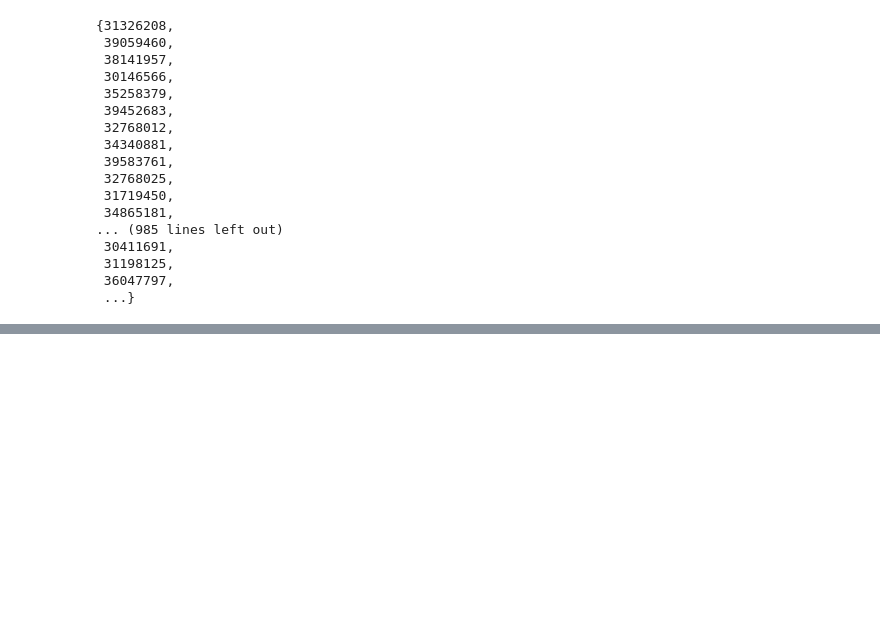
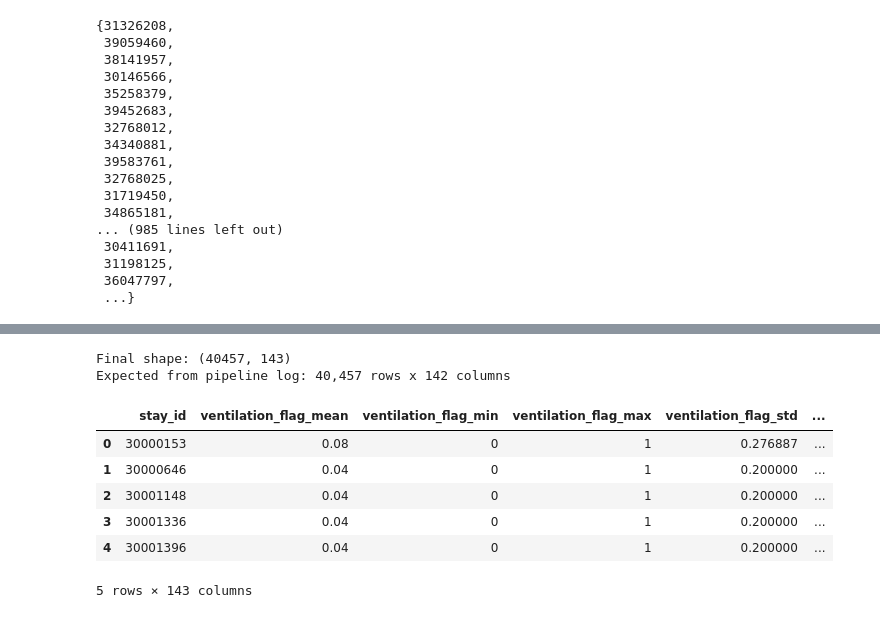
Before and after one commit to hasib-vet/SPH6004-group-assignment, a Jupyter notebook: step 4.ipynb, the cells around one changed output, grey strips where cells are left out. Cells and saved outputs as stored; diff of their text form; code cells hidden in the pictures; blank space fills up the shorter version.

```diff
--- a/step 4.ipynb
+++ b/step 4.ipynb
@@ -73,0 +137,12 @@ Total rows: 4000713
+# %%
+# keeping only data within observation window [-3h to +24h]
+
+df_ts_window = df_ts[
+    (df_ts["relative_hour"] >= -3) &
+    (df_ts["relative_hour"] <= 24)
+].copy()
+
+#checking before and after filtering by observation window
+print(f"Before filter : {len(df_ts):,} rows")
+print(f"After filter  : {len(df_ts_window):,} rows")
+print(f"Unique stays  : {df_ts_window['stay_id'].nunique():,}")
@@ -73,0 +303,18 @@ Total rows: 4000713
+# %%
+# aggregating sparse variables using 5 statistics only
+# std and slope excluded because too few measurements to be reliable
+# Reference: https://pandas.pydata.org/docs/reference/api/pandas.core.groupby.GroupBy.agg.html
+
+sparse_frames = []
+for var in SPARSE_VARS:
+    if var not in df_ts_window.columns:
+        continue
+    grp = df_ts_window.groupby("stay_id")[var]
+    agg = grp.agg(mean="mean", min="min", max="max",
+                  last="last", count="count")
+    agg.columns = [f"{var}_{stat}" for stat in agg.columns]
+    sparse_frames.append(agg)
+    print(f"Done: {var}")
+
+df_sparse_agg = pd.concat(sparse_frames, axis=1).reset_index()
+print(f"\nShape: {df_sparse_agg.shape}")
@@ -73,0 +341,25 @@ Total rows: 4000713
+# %%
+# merging dense and sparse aggregations
+# adding missingness flags: 1 if variable was ever measured, 0 if not
+# Reference: https://pandas.pydata.org/docs/reference/api/pandas.DataFrame.merge.html
+
+df_ts_agg = df_dense_agg.merge(df_sparse_agg, on="stay_id", how="left")
+
+for var in DENSE_VARS + SPARSE_VARS:
+    count_col = f"{var}_count"
+    if count_col in df_ts_agg.columns:
+        df_ts_agg[f"{var}_measured"] = (df_ts_agg[count_col] > 0).astype(int)
+
+print(f"Final shape: {df_ts_agg.shape}")
+print(f"Expected from pipeline log: 40,457 rows x 142 columns")
+df_ts_agg.head()
+# %% [output]
+Final shape: (40457, 143)
+Expected from pipeline log: 40,457 rows x 142 columns
+|  | stay_id | ventilation_flag_mean | ventilation_flag_min | ventilation_flag_max | ventilation_flag_std | ... |
+| 0 | 30000153 | 0.08 | 0 | 1 | 0.276887 | ... |
+| 1 | 30000646 | 0.04 | 0 | 1 | 0.200000 | ... |
+| 2 | 30001148 | 0.04 | 0 | 1 | 0.200000 | ... |
+| 3 | 30001336 | 0.04 | 0 | 1 | 0.200000 | ... |
+| 4 | 30001396 | 0.04 | 0 | 1 | 0.200000 | ... |
+5 rows × 143 columns
```
Also changed, not shown: parts of 15 cells of this notebook.
